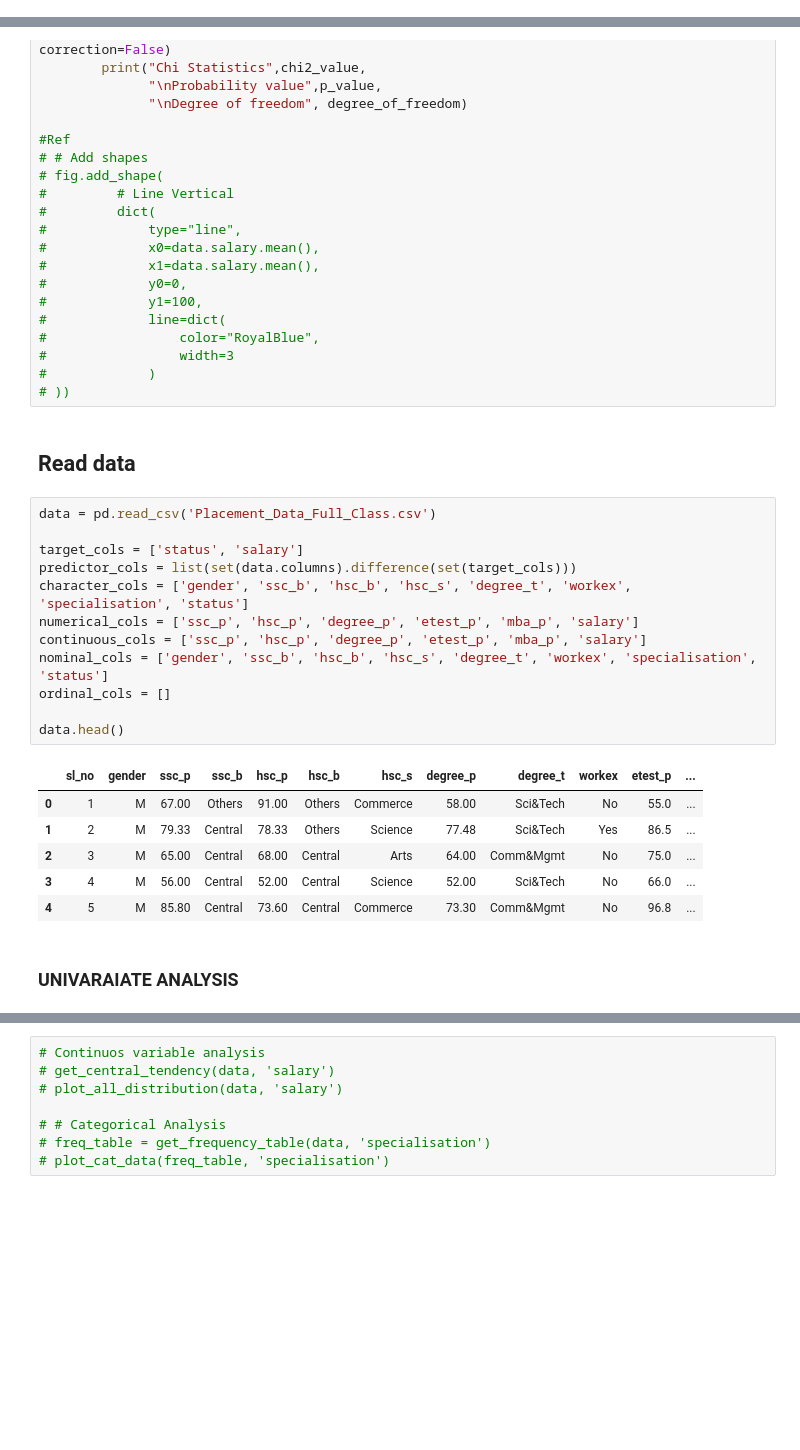
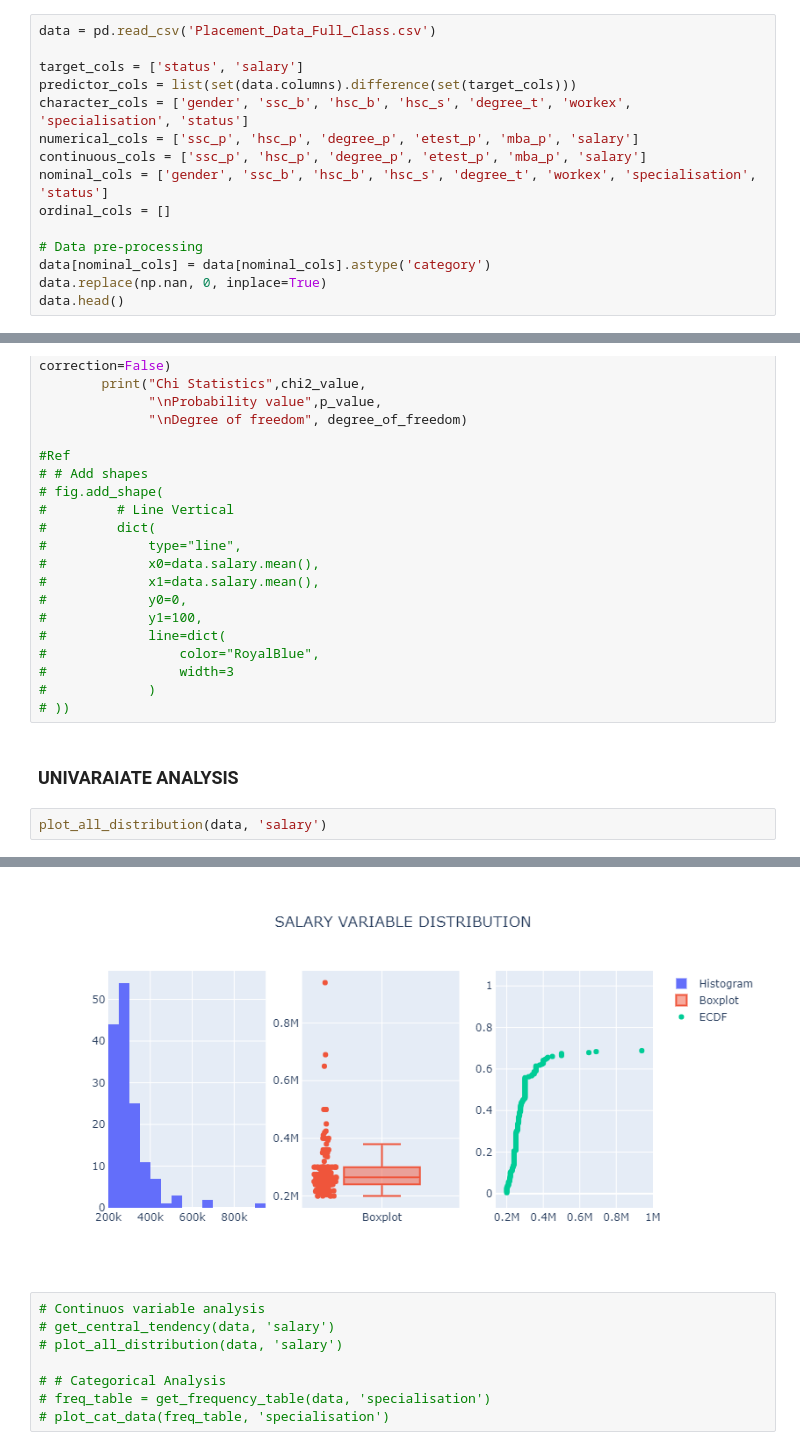
Before and after one commit to Keerthivasan-A/learning, a Jupyter notebook: EDA.ipynb, the cells around one changed output, grey strips where cells are left out. Saved outputs shown, nothing was run; the diff lists cells and outputs as text; blank space fills up the shorter version.

```diff
--- a/EDA.ipynb
+++ b/EDA.ipynb
@@ -18,3 +18,18 @@ from scipy.stats import chi2_contingency
 from scipy.stats import chi2
 from statsmodels.formula.api import ols
 from plotly.subplots import make_subplots
+# %%
+data = pd.read_csv('Placement_Data_Full_Class.csv')
+
+target_cols = ['status', 'salary']
+predictor_cols = list(set(data.columns).difference(set(target_cols)))
+character_cols = ['gender', 'ssc_b', 'hsc_b', 'hsc_s', 'degree_t', 'workex', 'specialisation', 'status']
+numerical_cols = ['ssc_p', 'hsc_p', 'degree_p', 'etest_p', 'mba_p', 'salary']
+continuous_cols = ['ssc_p', 'hsc_p', 'degree_p', 'etest_p', 'mba_p', 'salary']
+nominal_cols = ['gender', 'ssc_b', 'hsc_b', 'hsc_s', 'degree_t', 'workex', 'specialisation', 'status']
+ordinal_cols = []
+
+# Data pre-processing
+data[nominal_cols] = data[nominal_cols].astype('category')
+data.replace(np.nan, 0, inplace=True)
+data.head()
@@ -255,26 +279,8 @@ def get_chi_stats(df, nominal_col1, nominal_col2):
 #                 width=3
 #             )
 # ))
-# %% [markdown]
-## Read data
-# %%
-data = pd.read_csv('Placement_Data_Full_Class.csv')
-
-target_cols = ['status', 'salary']
-predictor_cols = list(set(data.columns).difference(set(target_cols)))
-character_cols = ['gender', 'ssc_b', 'hsc_b', 'hsc_s', 'degree_t', 'workex', 'specialisation', 'status']
-numerical_cols = ['ssc_p', 'hsc_p', 'degree_p', 'etest_p', 'mba_p', 'salary']
-continuous_cols = ['ssc_p', 'hsc_p', 'degree_p', 'etest_p', 'mba_p', 'salary']
-nominal_cols = ['gender', 'ssc_b', 'hsc_b', 'hsc_s', 'degree_t', 'workex', 'specialisation', 'status']
-ordinal_cols = []
-
-data.head()
-# %% [output]
-|  | sl_no | gender | ssc_p | ssc_b | hsc_p | hsc_b | hsc_s | degree_p | degree_t | workex | etest_p | ... |
-| 0 | 1 | M | 67.00 | Others | 91.00 | Others | Commerce | 58.00 | Sci&Tech | No | 55.0 | ... |
-| 1 | 2 | M | 79.33 | Central | 78.33 | Others | Science | 77.48 | Sci&Tech | Yes | 86.5 | ... |
-| 2 | 3 | M | 65.00 | Central | 68.00 | Central | Arts | 64.00 | Comm&Mgmt | No | 75.0 | ... |
-| 3 | 4 | M | 56.00 | Central | 52.00 | Central | Science | 52.00 | Sci&Tech | No | 66.0 | ... |
-| 4 | 5 | M | 85.80 | Central | 73.60 | Central | Commerce | 73.30 | Comm&Mgmt | No | 96.8 | ... |
 # %% [markdown]
 ### UNIVARAIATE ANALYSIS
+# %%
+plot_all_distribution(data, 'salary')
+# %% [output]
@@ -281,3 +288,4 @@ data.head()
+[figure, added]
 # %%
 # Continuos variable analysis
 # get_central_tendency(data, 'salary')
```
Also changed, not shown: parts of 11 cells of this notebook.
